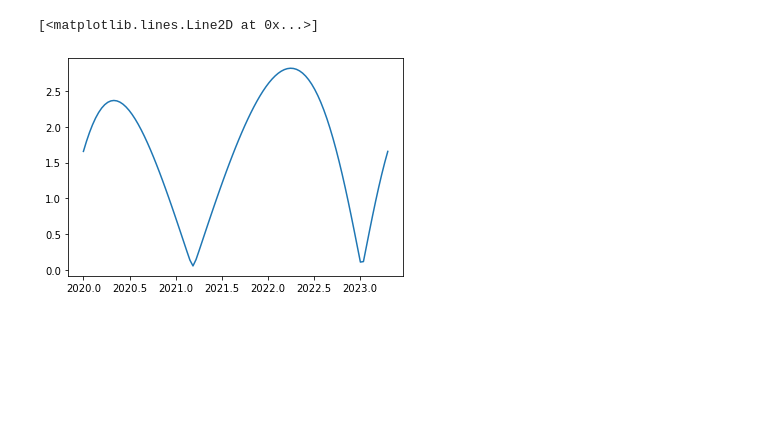
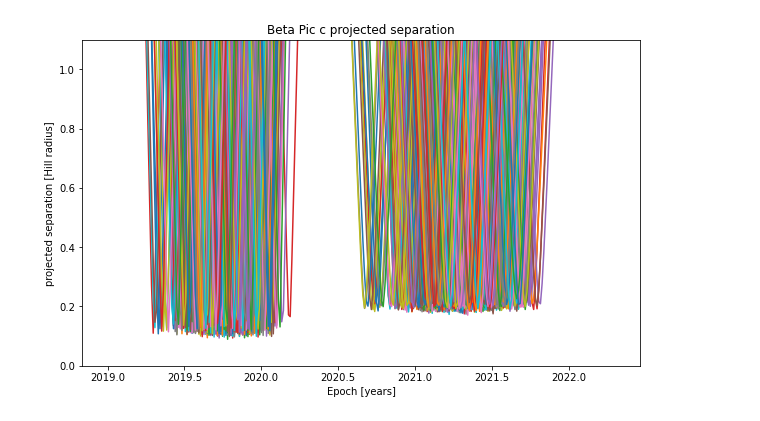
Before and after one commit to mkenworthy/beta_pic_c, a Jupyter notebook: beta_pic_c_orbit_hill_sphere.ipynb, the cells around one changed output. Cells and saved outputs as stored; diff of their text form; code cells hidden in the pictures; blank space fills up the shorter version.

```diff
--- a/beta_pic_c_orbit_hill_sphere.ipynb
+++ b/beta_pic_c_orbit_hill_sphere.ipynb
@@ -70,5 +78,42 @@ Text(0, 0.5, 'y [au]')
-# %%
-plt.plot(ep2, proj_sep)
-# %% [output]
-[<matplotlib.lines.Line2D at 0x...>]
-[figure, removed]
+# %%
+plt.figure(figsize=(10,6))
+
+ep2 = np.linspace(2019,2019.+P.value, 301) * u.year
+
+mask = (ep2 > 2020.5*u.year) * (ep2 < 2022.0*u.year)
+
+Perr = 0.02 * u.yr
+Tperierr = 0.11 * u.yr
+werr = 8. * u.deg
+anodeerr = 0.02 * u.deg
+ierr = 0.01 * u.deg
+eerr = 0.06
+aerr = 0.02 * u.au
+def g(sig):
+    return (np.random.normal(0.0, sig.value, 1)*sig.unit)
+
+epoc = []
+bmin = []
+for n in range(1000):
+
+    X, Y, Xs, Ys, Zs, Xv, Yv, Zv = kep3d(ep2, P+g(Perr), Tperi+g(Tperierr), a+g(aerr), e+np.random.normal(0.0,eerr,1), np.squeeze(i+g(ierr)), np.squeeze(w+g(werr)), np.squeeze(anode+g(anodeerr)))
+#    X, Y, Xs, Ys, Zs, Xv, Yv, Zv = kep3d(ep2, P+g(Perr), Tperi+g(Tperierr), np.squeeze(a+g(aerr)), e+np.random.normal(0.0,eerr,1), np.squeeze(i+g(ierr)), np.squeeze(w+g(werr)), np.squeeze(anode+g(anodeerr)))
+
+    proj_sep = np.sqrt(Xs*Xs+Ys*Ys)
+
+    seprhill = proj_sep/rhill_c
+    plt.plot(ep2, seprhill)
+    # temporarily set everything outside range
+
+    aa = np.argmin(seprhill[mask])
+
+    bmin = np.append(bmin, (seprhill[mask])[aa].value)
+    epoc = np.append(epoc, (ep2[mask])[aa].value)
+
+
+plt.ylim(0,1.1)
+plt.ylabel('projected separation [Hill radius]')
+plt.xlabel('Epoch [years]')
+plt.title('Beta Pic c projected separation');
+# %% [output]
+[figure, added]
```
Also changed, not shown: parts of 5 cells of this notebook, 2 other files.
